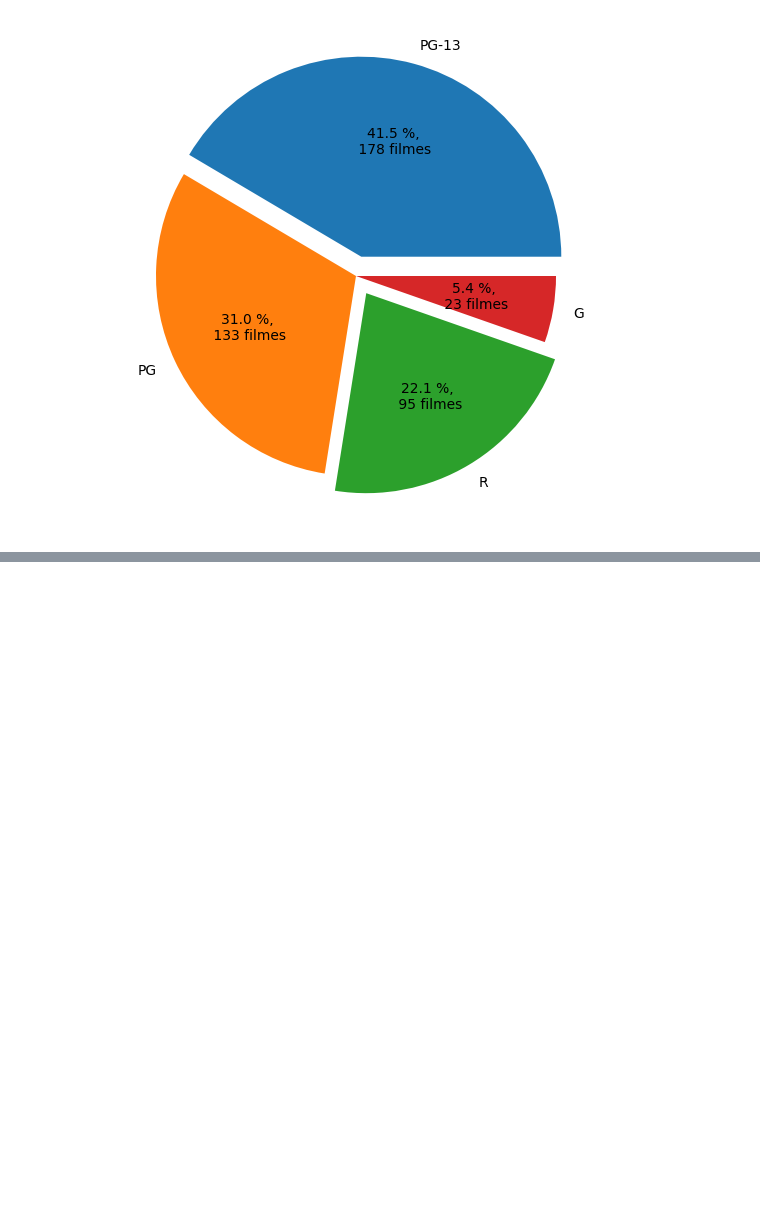
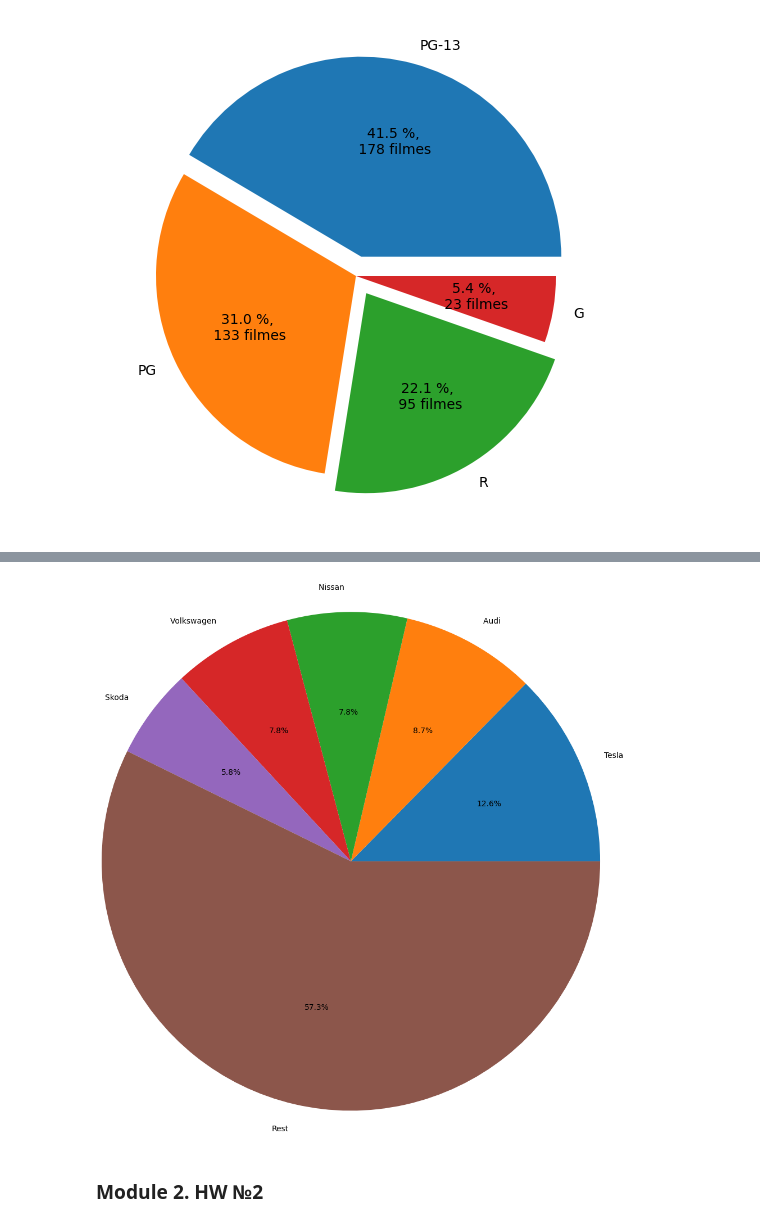
Before and after one commit to fitlemon/python_for_ds, a Jupyter notebook: Module7/8_data_visual_mipt.ipynb, the cells around one changed output, grey strips where cells are left out. Saved outputs shown, nothing was run; the diff lists cells and outputs as text; code cells hidden in the pictures; blank space fills up the shorter version.

```diff
--- a/Module7/8_data_visual_mipt.ipynb
+++ b/Module7/8_data_visual_mipt.ipynb
@@ -105,0 +124,4 @@ axes.pie(
+# %%
+import pandas as pd
+
+df = pd.read_csv("./data/Electric_Car.csv")
@@ -105,0 +137,11 @@ axes.pie(
+# %%
+grouped_df = (
+    df.groupby("Brand")
+    .size()
+    .sort_values(ascending=False)
+    .reset_index()
+    .rename(columns={0: "Count"})
+)
+grouped_df.loc[5] = ["Rest", grouped_df.loc[5:, "Count"].sum()]
+grouped_df = grouped_df[:6]
+grouped_df
@@ -105,0 +158,9 @@ axes.pie(
+# %%
+fig, ax = plt.subplots()
+plt.pie(grouped_df["Count"], labels=grouped_df["Brand"], autopct="%.1f%%", radius=3)
+plt.savefig("auto_pie.png", bbox_inches="tight", dpi=100)
+plt.show()
+# %% [output]
+[figure, added]
+# %% [markdown]
+### Module 2. HW №2
```
Also changed, not shown: parts of 6 cells of this notebook, 6 other files.
